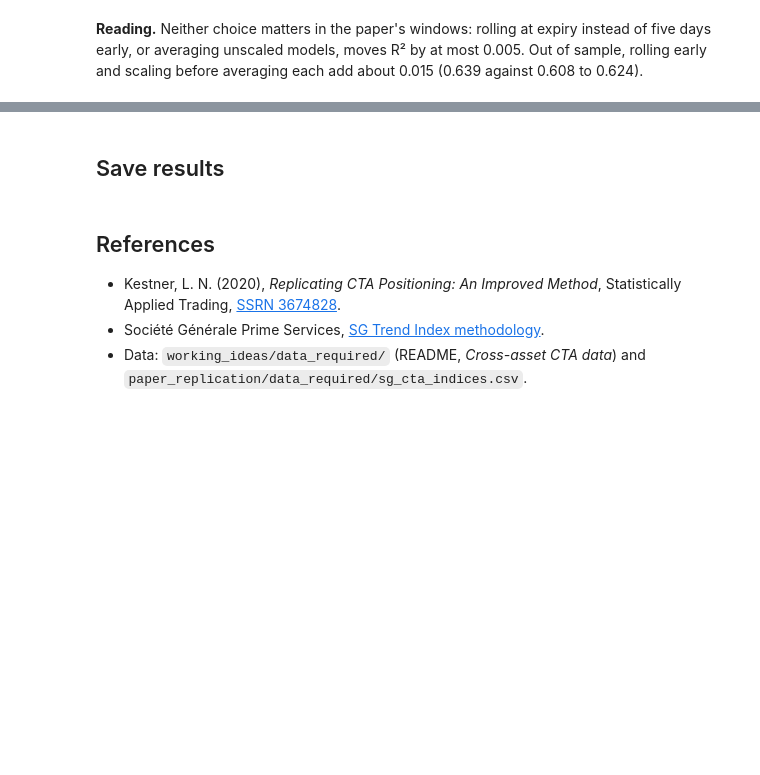
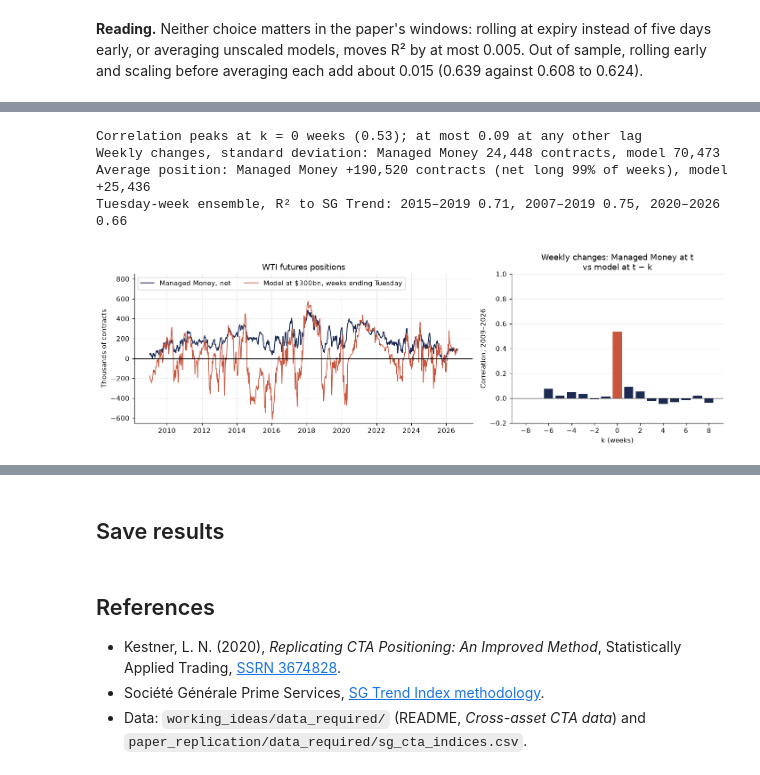
Before and after one commit to julienwax/Capstone, a Jupyter notebook: working_ideas/Replicating_CTA.ipynb, the cells around one changed output, grey strips where cells are left out. Saved outputs shown, nothing was run; the diff lists cells and outputs as text; code cells hidden in the pictures; blank space fills up the shorter version.

Commit message:
CTA 16 contracts replication + MM correlation

```diff
--- a/working_ideas/Replicating_CTA.ipynb
+++ b/working_ideas/Replicating_CTA.ipynb
@@ -421,0 +428,63 @@ display(pd.DataFrame(rows).set_index(['roll', 'ensemble']).round(3))
+# %%
+MM_FILE = REPO_ROOT / 'paper_replication' / 'data_required' / 'managed_money.csv'
+TUE = 'W-TUE'
+mm = K.load_managed_money(MM_FILE, 'WTI')   # futures only, contracts, by report week's Tuesday
+
+# The same model on weeks ending Tuesday: signals, positions and leverage all on Tuesday closes.
+sg_tue = K.weekly_level_returns(sg_level, TUE)
+weekly_tue = K.weekly_returns(daily, TUE)
+models_tue, weights_tue = K.ensemble(weekly_tue, {90: K.weekly_vol(daily, 90, TUE)}, sg_tue)
+cl_price = K.daily_prices(DATA, markets.loc[['CL']], roll_days=ROLL_DAYS)['CL']
+
+
+def wti_contracts(w, week_end):
+    # CL notional at $300bn of trend-following assets, in contracts of the held CL future.
+    return w['CL'] * K.AUM_USD / (cl_price.resample(week_end).last() * markets.loc['CL', 'point_value'])
+
+
+wti = pd.DataFrame({
+    'Managed Money': mm,
+    'Model, weeks ending Tuesday': wti_contracts(weights_tue, TUE).reindex(mm.index),
+    # Friday's position is still held on the following Tuesday.
+    'Ensemble, Friday position': wti_contracts(ens_weights, 'W-FRI').shift(4, freq='D').reindex(mm.index),
+})
+changes = wti.diff()
+changes['WTI return, same week'] = weekly_tue['CL'].reindex(mm.index)
+lags = K.lagged_correlation(changes['Managed Money'], changes['Model, weeks ending Tuesday'], range(-8, 9))
+
+fig, (ax1, ax2) = plt.subplots(1, 2, figsize=(13, 4.2), gridspec_kw={'width_ratios': [1.6, 1]})
+ax1.plot(wti.index, wti['Managed Money'] / 1e3, color=COLORS['sg'], lw=1.3, label='Managed Money, net')
+ax1.plot(wti.index, wti['Model, weeks ending Tuesday'] / 1e3, color=COLORS['ensemble'], lw=1.1,
+         label='Model at $300bn, weeks ending Tuesday')
+ax1.axhline(0, color='black', lw=.8)
+ax1.set(title='WTI futures positions', ylabel='Thousands of contracts', ylim=(-650, 850))
+ax1.grid(alpha=.25)
+ax1.legend(ncol=2, loc='upper left')
+ax2.bar(lags.index, lags.values, color=COLORS['sg'])
+ax2.bar(lags.idxmax(), lags.max(), color=COLORS['ensemble'])
+ax2.axhline(0, color='black', lw=.8)
+ax2.set_xticks(range(-8, 9, 2))
+ax2.set(title='Weekly changes: Managed Money at t\nvs model at t − k', xlabel='k (weeks)',
+        ylabel='Correlation, 2009–2026', ylim=(-.2, 1))
+ax2.grid(axis='y', alpha=.25)
+fig.tight_layout()
+fig.savefig(OUTPUT / 'wti_managed_money.png', dpi=160)
+
+windows = {'2009–2026': ('2009', '2026'), '2009–2014': ('2009', '2014'),
+           '2015–2019': K.PAPER_WINDOW, '2020–2026': K.OOS_WINDOW}
+others = changes.drop(columns='Managed Money')
+corr = pd.DataFrame({label: K.window(others, span).corrwith(K.window(changes['Managed Money'], span))
+                     for label, span in windows.items()})
+corr['2009–2026, ranks'] = others.corrwith(changes['Managed Money'], method='spearman')
+display(corr.rename_axis('Correlation with the weekly change in Managed Money').round(2))
+
+model = 'Model, weeks ending Tuesday'
+print(f"Correlation peaks at k = {lags.idxmax()} weeks ({lags.max():.2f}); "
+      f"at most {lags.drop(lags.idxmax()).abs().max():.2f} at any other lag")
+print(f"Weekly changes, standard deviation: Managed Money {changes['Managed Money'].std():,.0f} contracts, "
+      f"model {changes[model].std():,.0f}")
+print(f"Average position: Managed Money {wti['Managed Money'].mean():+,.0f} contracts "
+      f"(net long {(wti['Managed Money'] > 0).mean():.0%} of weeks), model {wti[model].mean():+,.0f}")
+print('Tuesday-week ensemble, R² to SG Trend: ' + ', '.join(
+    f"{label} {K.r2(models_tue['Ensemble'], sg_tue, span):.2f}" for label, span in {**spans, '2020–2026': K.OOS_WINDOW}.items()))
+# %% [output]
@@ -421,0 +496,5 @@ display(pd.DataFrame(rows).set_index(['roll', 'ensemble']).round(3))
+Correlation peaks at k = 0 weeks (0.53); at most 0.09 at any other lag
+Weekly changes, standard deviation: Managed Money 24,448 contracts, model 70,473
+Average position: Managed Money +190,520 contracts (net long 99% of weeks), model +25,436
+Tuesday-week ensemble, R² to SG Trend: 2015–2019 0.71, 2007–2019 0.75, 2020–2026 0.66
+[figure, added]
```
Also changed, not shown: parts of 4 cells of this notebook, 2 other files.
